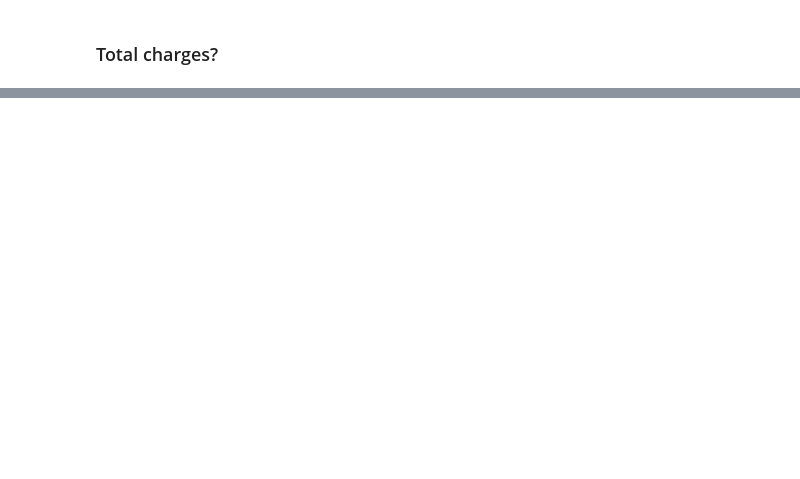
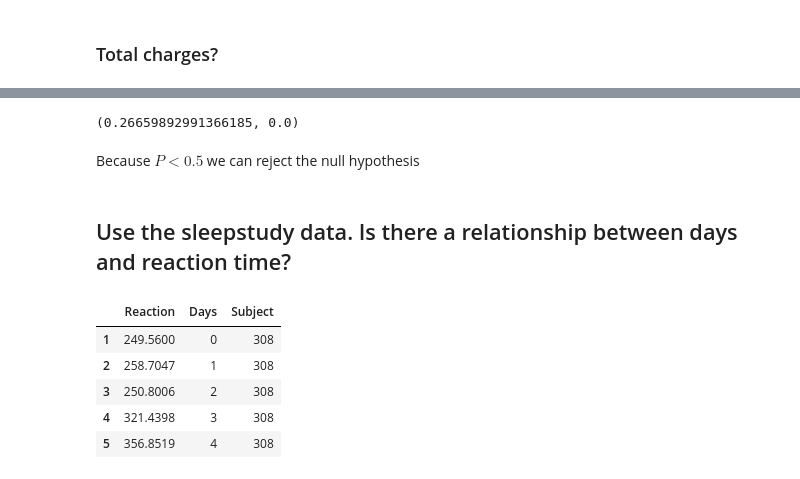
Before and after one commit to Is0metry/statistics-exercises, a Jupyter notebook: hypothesis_testing.ipynb, the cells around one changed output, grey strips where cells are left out. Drawn from its saved outputs; the diff is of its cells as text; code cells hidden in the pictures; blank space fills up the shorter version.

Commit message:
finishing up hypothesis testing

```diff
--- a/hypothesis_testing.ipynb
+++ b/hypothesis_testing.ipynb
@@ -341,0 +399,19 @@ Name: total_charges, Length: 7032, dtype: object
+# %%
+#Run test
+stats.pearsonr(employees.tenure, employees.no_titles)
+# %% [output]
+(0.26659892991366185, 0.0)
+# %% [markdown]
+Because $P \lt 0.5$ we can reject the null hypothesis
+# %% [markdown]
+## Use the sleepstudy data. Is there a relationship between days and reaction time?
+# %%
+sleepstudy = data('sleepstudy')
+sleepstudy.head()
+# %% [output]
+|  | Reaction | Days | Subject |
+| 1 | 249.5600 | 0 | 308 |
+| 2 | 258.7047 | 1 | 308 |
+| 3 | 250.8006 | 2 | 308 |
+| 4 | 321.4398 | 3 | 308 |
+| 5 | 356.8519 | 4 | 308 |
```
Also changed, not shown: parts of 56 cells of this notebook.
